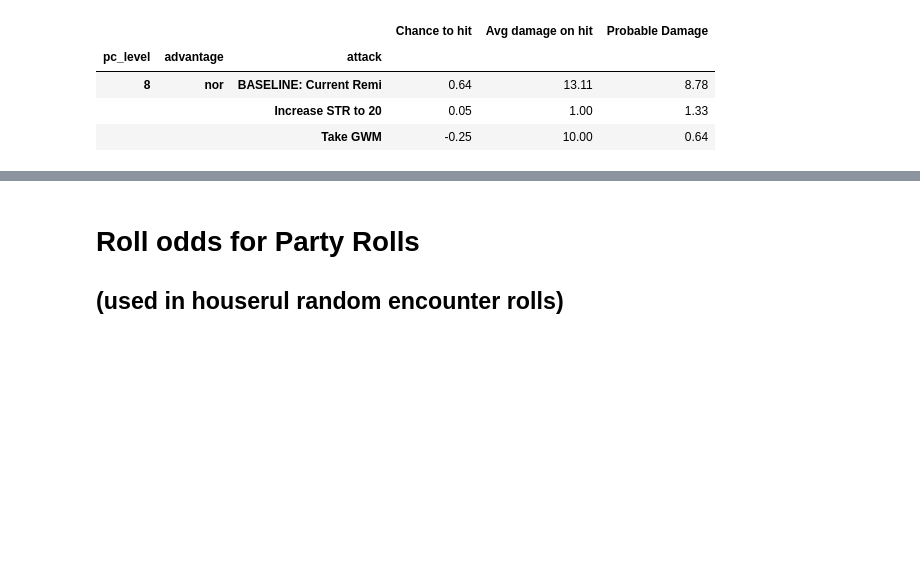
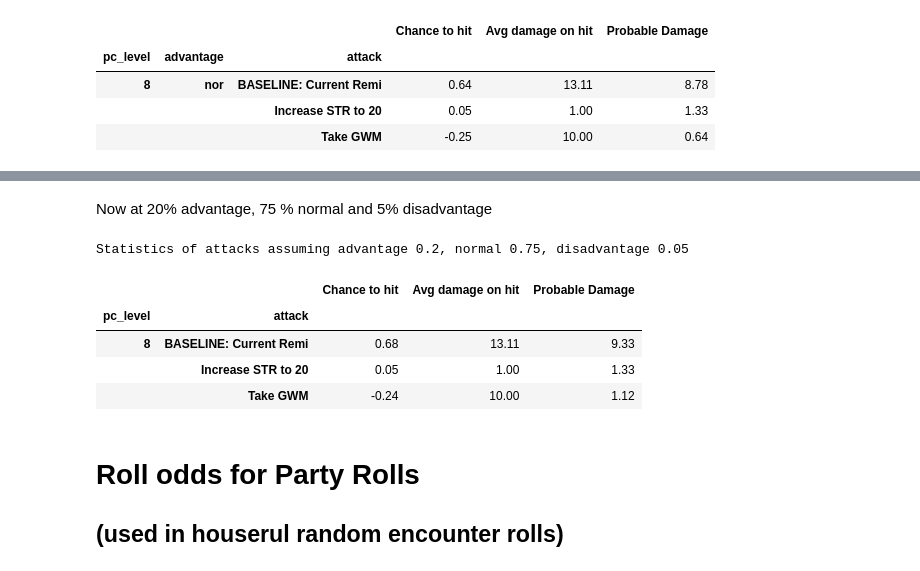
Before and after one commit to dyoung418/dnd_stats, a Jupyter notebook: dnd_dice_calcs.ipynb, the cells around one changed output, grey strips where cells are left out. Saved outputs shown, nothing was run; the diff lists cells and outputs as text; code cells hidden in the pictures; blank space fills up the shorter version.

```diff
--- a/dnd_dice_calcs.ipynb
+++ b/dnd_dice_calcs.ipynb
@@ -1152,3 +1279,17 @@ Statistics of attacks assuming advantage 0.25, normal 0.7, disadvantage 0.05
+# %% [markdown]
+Now at 20% advantage, 75
+% normal and 5% disadvantage
+# %%
+adv_mix = {'adv':.20, 'nor':.75, 'dis':.05}
+print(f'''Statistics of attacks assuming advantage {adv_mix['adv']}, normal {adv_mix['nor']}, disadvantage {adv_mix['dis']}''')
+compare_attacks_at_advantage_mix(options, baseline=current, pc_lvls=[8], adv_mix=adv_mix)
+# %% [output]
+Statistics of attacks assuming advantage 0.2, normal 0.75, disadvantage 0.05
+|  |  | Chance to hit | Avg damage on hit | Probable Damage |
+| pc_level | attack |  |  |  |
+| 8 | BASELINE: Current Remi | 0.68 | 13.11 | 9.33 |
+|  | Increase STR to 20 | 0.05 | 1.00 | 1.33 |
+|  | Take GWM | -0.24 | 10.00 | 1.12 |
 # %% [markdown]
 # Roll odds for Party Rolls
 ## (used in houserul random encounter rolls)
```
Also changed, not shown: parts of 6 cells of this notebook.
